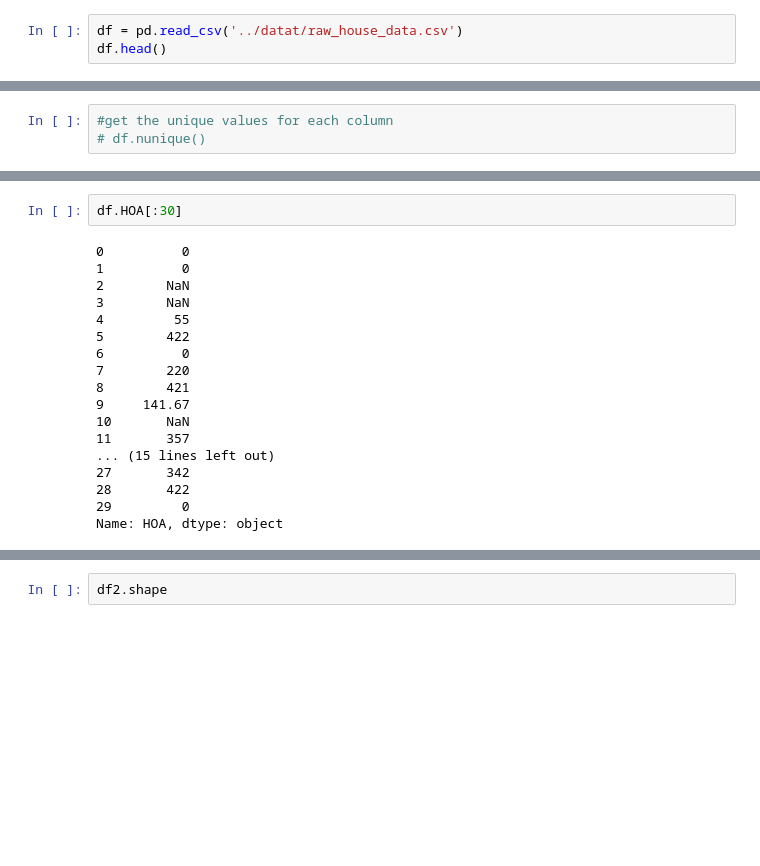
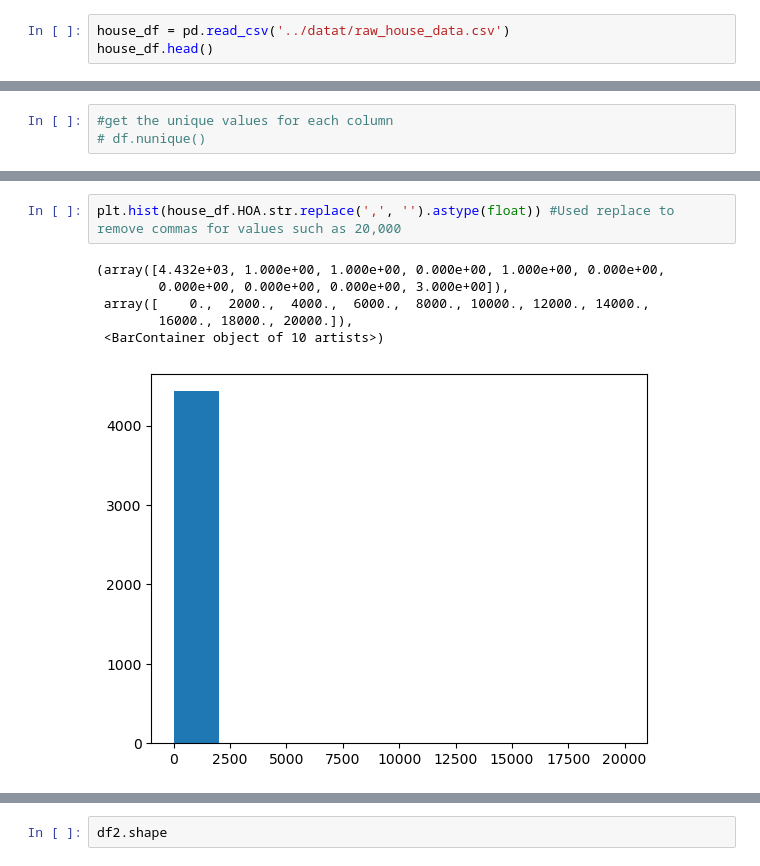
Before and after one commit to ItsOyondi/TC-Data-Cleaning-Project1, a Jupyter notebook: Assign1_C_EDA.ipynb, the cells around one changed output, grey strips where cells are left out. Cells and saved outputs as stored; diff of their text form; blank space fills up the shorter version.

```diff
--- a/Assign1_C_EDA.ipynb
+++ b/Assign1_C_EDA.ipynb
@@ -9,6 +31,6 @@ import seaborn as sns
 # %%
-df = pd.read_csv('../datat/raw_house_data.csv')
-df.head()
+house_df = pd.read_csv('../datat/raw_house_data.csv')
+house_df.head()
 # %% [output]
 |  | MLS | sold_price | zipcode | longitude | latitude | lot_acres | taxes | year_built | bedrooms | ... |
 | 0 | 21530491 | 5300000.0 | 85637 | -110.378200 | 31.356362 | 2154.00 | 5272.00 | 1941 | 13 | ... |
@@ -64,22 +99,11 @@ dtype: int64
 # %%
-df.HOA[:30]
+plt.hist(house_df.HOA.str.replace(',', '').astype(float)) #Used replace to remove commas for values such as 20,000
 # %% [output]
-0          0
-1          0
-2        NaN
-3        NaN
-4         55
-5        422
-6          0
-7        220
-8        421
-9     141.67
-10       NaN
-11       357
-... (15 lines left out)
-27       342
-28       422
-29         0
-Name: HOA, dtype: object
+(array([4.432e+03, 1.000e+00, 1.000e+00, 0.000e+00, 1.000e+00, 0.000e+00,
+        0.000e+00, 0.000e+00, 0.000e+00, 3.000e+00]),
+ array([    0.,  2000.,  4000.,  6000.,  8000., 10000., 12000., 14000.,
+        16000., 18000., 20000.]),
+ <BarContainer object of 10 artists>)
+[figure, added]
 # %%
 #check all the rows having NAN values - to see whether missing features are important or the entire row can be dropped
```
Also changed, not shown: parts of 42 cells of this notebook, 1 other file.
